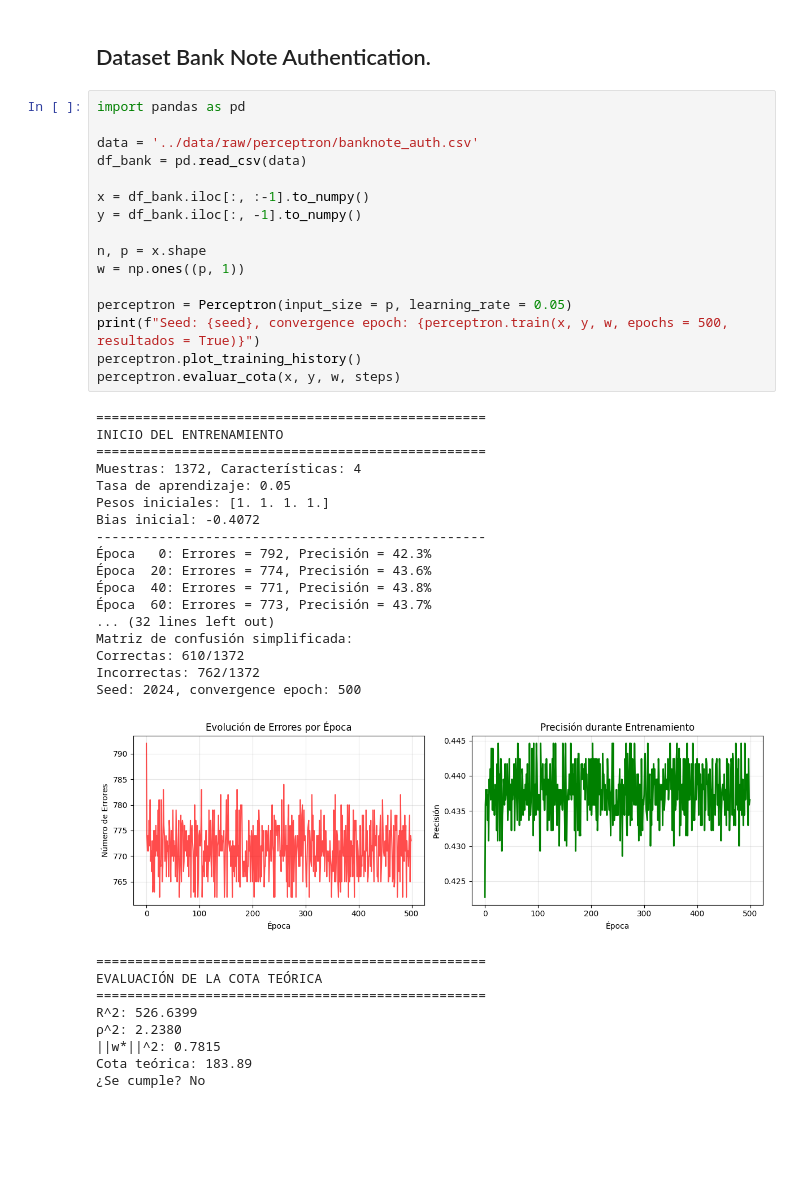
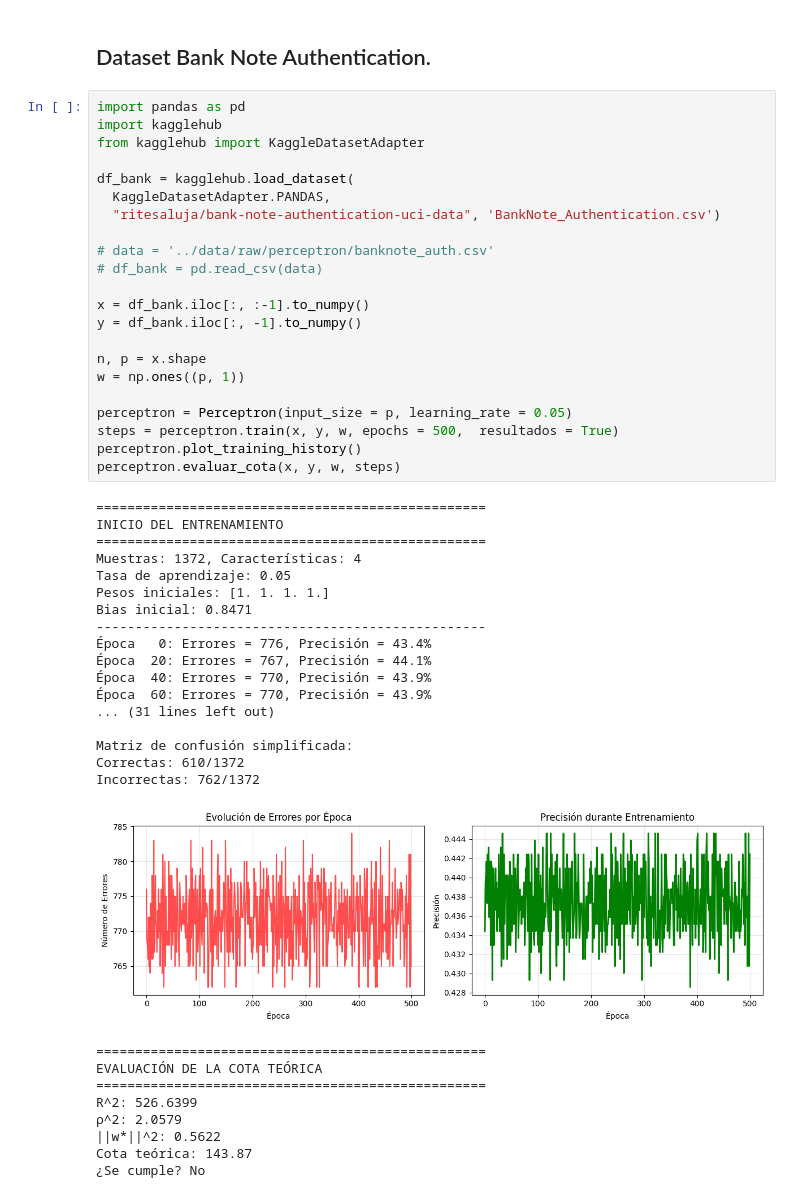
Before and after one commit to HunterCitto/199---Seminario-Final, a Jupyter notebook: notebooks/Perceptrón.ipynb, the cells around one changed output. Cells and saved outputs as stored; diff of their text form; blank space fills up the shorter version.

Commit message:
Update: APIs y Perceptron (Carga directa Kaggle)

```diff
--- a/notebooks/Perceptrón.ipynb
+++ b/notebooks/Perceptrón.ipynb
@@ -415,44 +415,50 @@ Incorrectas: 0/10
 ## Dataset Bank Note Authentication.
 # %%
 import pandas as pd
+import kagglehub
+from kagglehub import KaggleDatasetAdapter
 
-data = '../data/raw/perceptron/banknote_auth.csv'
-df_bank = pd.read_csv(data)
+df_bank = kagglehub.load_dataset(
+  KaggleDatasetAdapter.PANDAS,
+  "ritesaluja/bank-note-authentication-uci-data", 'BankNote_Authentication.csv')
+
+# data = '../data/raw/perceptron/banknote_auth.csv'
+# df_bank = pd.read_csv(data)
 
 x = df_bank.iloc[:, :-1].to_numpy()
 y = df_bank.iloc[:, -1].to_numpy()
 
 n, p = x.shape
 w = np.ones((p, 1))
 
 perceptron = Perceptron(input_size = p, learning_rate = 0.05)
-print(f"Seed: {seed}, convergence epoch: {perceptron.train(x, y, w, epochs = 500,  resultados = True)}")
+steps = perceptron.train(x, y, w, epochs = 500,  resultados = True)
 perceptron.plot_training_history()
 perceptron.evaluar_cota(x, y, w, steps)
 # %% [output]
 ==================================================
 INICIO DEL ENTRENAMIENTO
 ==================================================
 Muestras: 1372, Características: 4
 Tasa de aprendizaje: 0.05
 Pesos iniciales: [1. 1. 1. 1.]
-Bias inicial: -0.4072
+Bias inicial: 0.8471
 --------------------------------------------------
-Época   0: Errores = 792, Precisión = 42.3%
-Época  20: Errores = 774, Precisión = 43.6%
-Época  40: Errores = 771, Precisión = 43.8%
-Época  60: Errores = 773, Precisión = 43.7%
-... (32 lines left out)
+Época   0: Errores = 776, Precisión = 43.4%
+Época  20: Errores = 767, Precisión = 44.1%
+Época  40: Errores = 770, Precisión = 43.9%
+Época  60: Errores = 770, Precisión = 43.9%
+... (31 lines left out)
+
 Matriz de confusión simplificada:
 Correctas: 610/1372
 Incorrectas: 762/1372
-Seed: 2024, convergence epoch: 500
-[figure, old version]
+[figure, new version]
 ==================================================
 EVALUACIÓN DE LA COTA TEÓRICA
 ==================================================
 R^2: 526.6399
-ρ^2: 2.2380
-||w*||^2: 0.7815
-Cota teórica: 183.89
+ρ^2: 2.0579
+||w*||^2: 0.5622
+Cota teórica: 143.87
 ¿Se cumple? No
```
Also changed, not shown: parts of 1 cell of this notebook, 9 other files.
